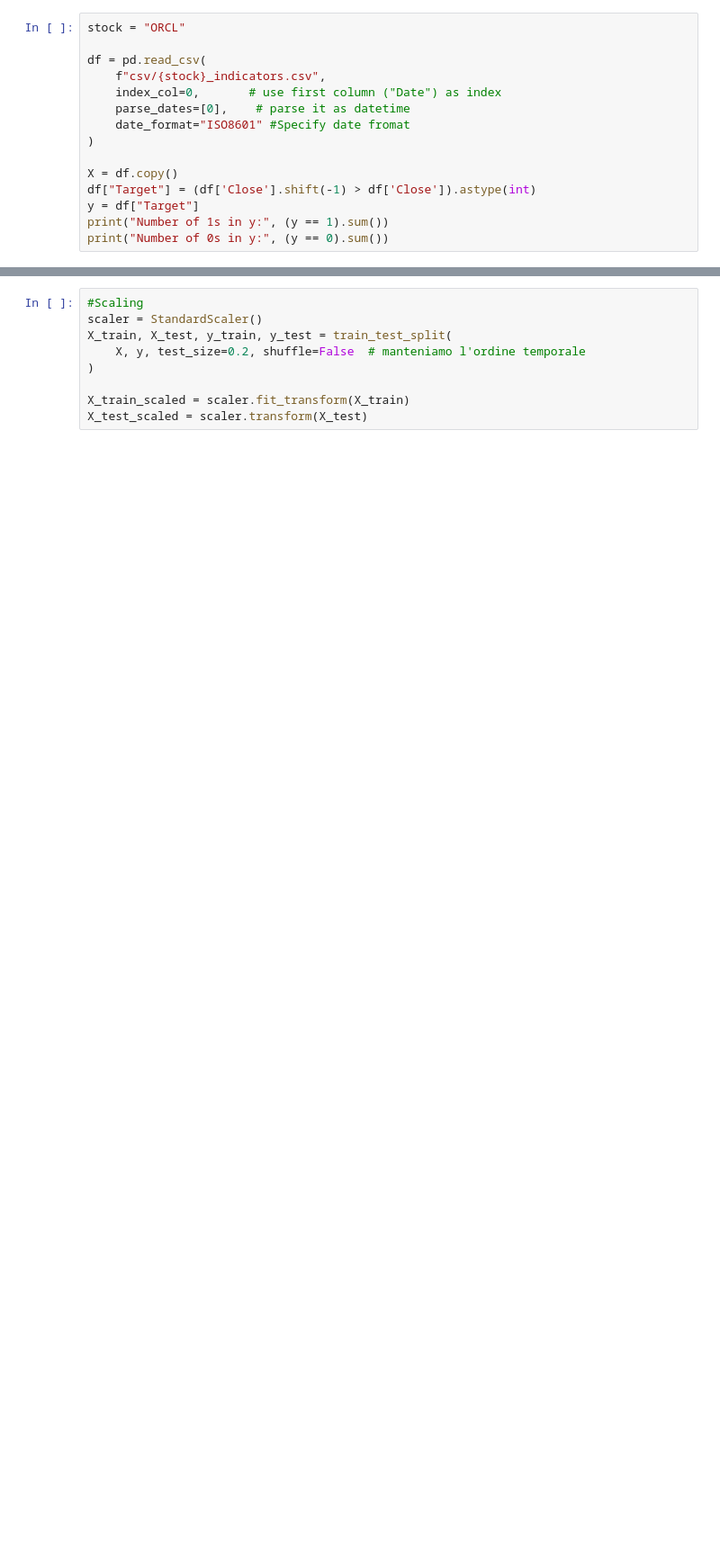
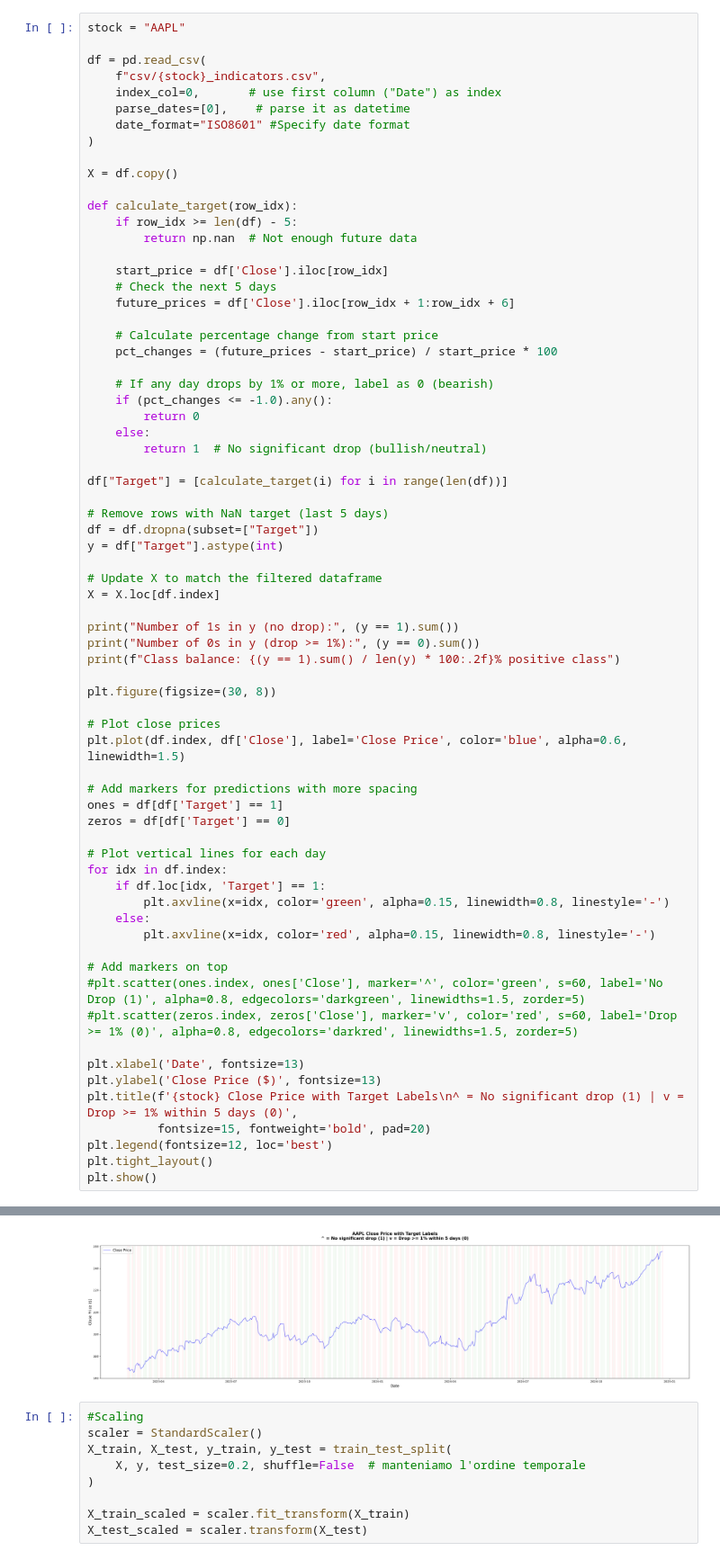
Before and after one commit to UniAlessioM/MarGui-Project, a Jupyter notebook: BinaryClassification.ipynb, the cells around one changed output, grey strips where cells are left out. Shown at 90% size. Drawn from its saved outputs; the diff is of its cells as text; blank space fills up the shorter version.

```diff
--- a/BinaryClassification.ipynb
+++ b/BinaryClassification.ipynb
@@ -13,17 +10,71 @@ import matplotlib.pyplot as plt
 from sklearn.model_selection import train_test_split
 # %%
-stock = "ORCL"
+stock = "AAPL"
 
 df = pd.read_csv(
     f"csv/{stock}_indicators.csv",
     index_col=0,       # use first column ("Date") as index
     parse_dates=[0],    # parse it as datetime
-    date_format="ISO8601" #Specify date fromat
+    date_format="ISO8601" #Specify date format
 )
 
 X = df.copy()
-df["Target"] = (df['Close'].shift(-1) > df['Close']).astype(int)
-y = df["Target"]
-print("Number of 1s in y:", (y == 1).sum())
-print("Number of 0s in y:", (y == 0).sum())
+
+def calculate_target(row_idx):
+    if row_idx >= len(df) - 5:
+        return np.nan  # Not enough future data
+
+    start_price = df['Close'].iloc[row_idx]
+    # Check the next 5 days
+    future_prices = df['Close'].iloc[row_idx + 1:row_idx + 6]
+
+    # Calculate percentage change from start price
+    pct_changes = (future_prices - start_price) / start_price * 100
+
+    # If any day drops by 1% or more, label as 0 (bearish)
+    if (pct_changes <= -1.0).any():
+        return 0
+    else:
+        return 1  # No significant drop (bullish/neutral)
+
+df["Target"] = [calculate_target(i) for i in range(len(df))]
+
+# Remove rows with NaN target (last 5 days)
+df = df.dropna(subset=["Target"])
+y = df["Target"].astype(int)
+
+# Update X to match the filtered dataframe
+X = X.loc[df.index]
+
+print("Number of 1s in y (no drop):", (y == 1).sum())
+print("Number of 0s in y (drop >= 1%):", (y == 0).sum())
+print(f"Class balance: {(y == 1).sum() / len(y) * 100:.2f}% positive class")
+
+plt.figure(figsize=(30, 8))
+
+# Plot close prices
+plt.plot(df.index, df['Close'], label='Close Price', color='blue', alpha=0.6, linewidth=1.5)
+
+# Add markers for predictions with more spacing
+ones = df[df['Target'] == 1]
+zeros = df[df['Target'] == 0]
+
+# Plot vertical lines for each day
+for idx in df.index:
+    if df.loc[idx, 'Target'] == 1:
+        plt.axvline(x=idx, color='green', alpha=0.15, linewidth=0.8, linestyle='-')
+    else:
+        plt.axvline(x=idx, color='red', alpha=0.15, linewidth=0.8, linestyle='-')
+
+# Add markers on top
+#plt.scatter(ones.index, ones['Close'], marker='^', color='green', s=60, label='No Drop (1)', alpha=0.8, edgecolors='darkgreen', linewidths=1.5, zorder=5)
+#plt.scatter(zeros.index, zeros['Close'], marker='v', color='red', s=60, label='Drop >= 1% (0)', alpha=0.8, edgecolors='darkred', linewidths=1.5, zorder=5)
+
+plt.xlabel('Date', fontsize=13)
+plt.ylabel('Close Price ($)', fontsize=13)
+plt.title(f'{stock} Close Price with Target Labels\n^ = No significant drop (1) | v = Drop >= 1% within 5 days (0)',
+          fontsize=15, fontweight='bold', pad=20)
+plt.legend(fontsize=12, loc='best')
+plt.tight_layout()
+plt.show()
 # %% [output]
@@ -32,3 +84,4 @@ Number of 0s in y: 208
+[figure, added]
 # %%
 #Scaling
 scaler = StandardScaler()
```
Also changed, not shown: parts of 10 cells of this notebook, 2 other files.
